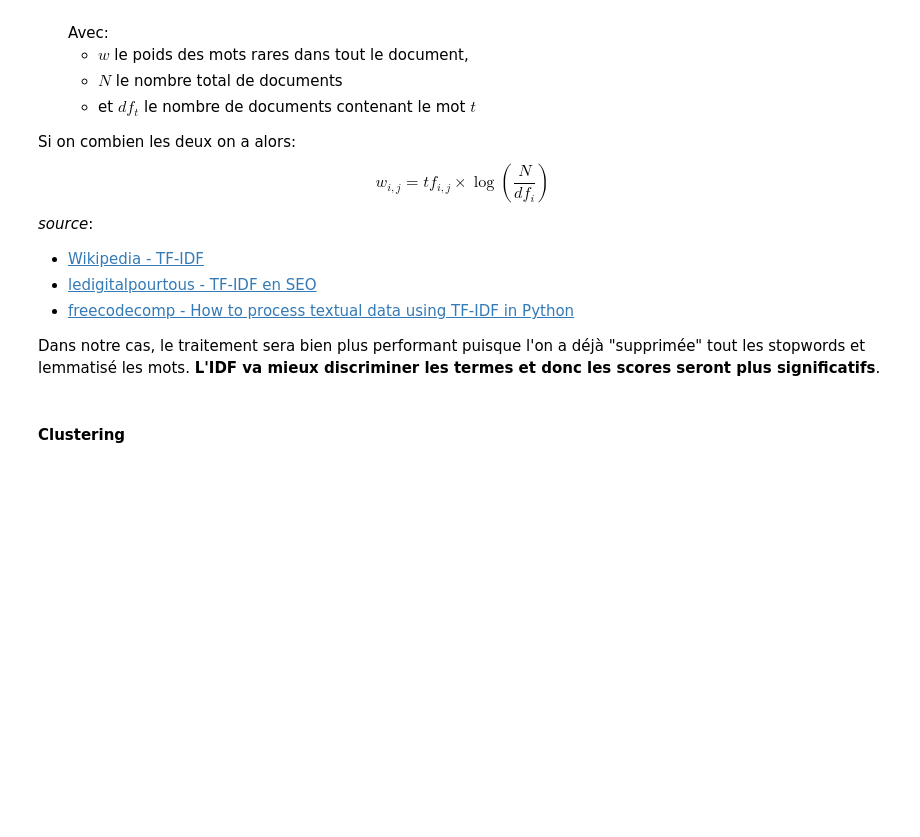
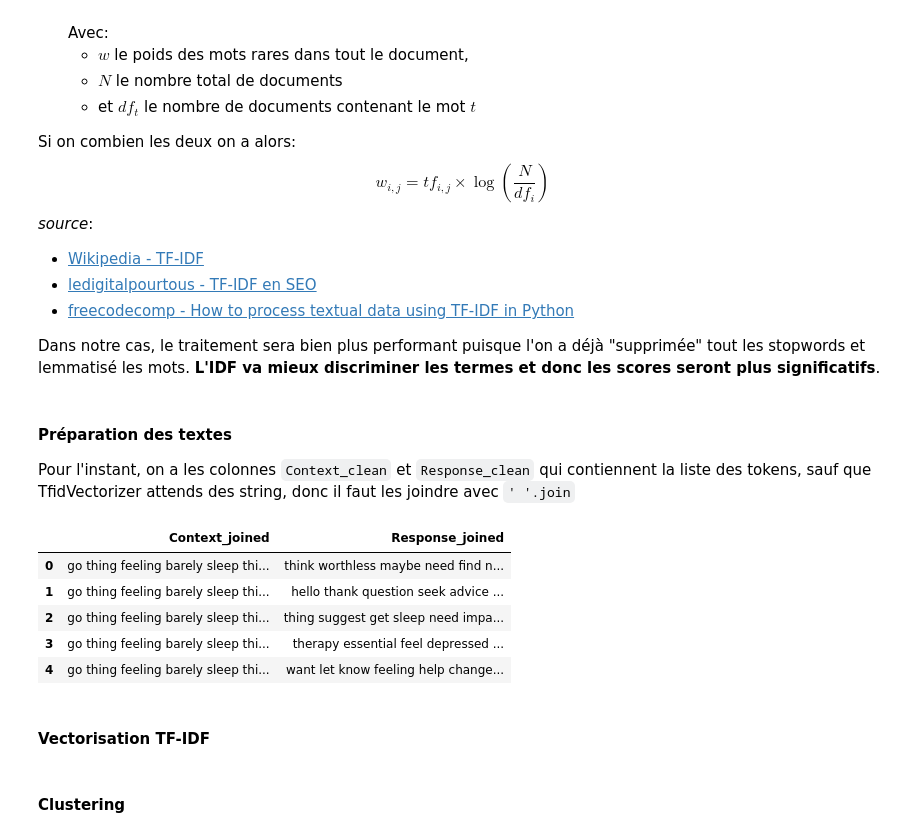
Before and after one commit to cypnet/Analyse-de-conversations-sur-la-sant-mentale-, a Jupyter notebook: LOGAN/ETAPE1-Exploration_jeu_de_donnees.ipynb, the cells around one changed output. Cells and saved outputs as stored; diff of their text form; code cells hidden in the pictures; blank space fills up the shorter version.

Commit message:
Avancée Vectorisation TF-IDF

```diff
--- a/LOGAN/ETAPE1-Exploration_jeu_de_donnees.ipynb
+++ b/LOGAN/ETAPE1-Exploration_jeu_de_donnees.ipynb
@@ -1005,5 +1005,19 @@ $$
 - <a href="https://www.freecodecamp.org/news/how-to-process-textual-data-using-tf-idf-in-python-cd2bbc0a94a3" > freecodecomp - How to process textual data using TF-IDF in Python </a>
 
 Dans notre cas, le traitement sera bien plus performant puisque l'on a déjà "supprimée" tout les stopwords et lemmatisé les mots. **L'IDF va mieux discriminer les termes et donc les scores seront plus significatifs**.
+# %% [markdown]
+#### Préparation des textes
+Pour l'instant, on a les colonnes <code>Context_clean</code> et <code>Response_clean</code> qui contiennent la liste des tokens, sauf que TfidVectorizer attends des string, donc il faut les joindre avec <code>' '.join</code>
 # %%
-# TODO
+df['Context_joined'] = df['Context_clean'].apply(lambda tokens: ' '.join(tokens))
+df['Response_joined'] = df['Response_clean'].apply(lambda tokens: ' '.join(tokens))
+df[['Context_joined', 'Response_joined']].head()
+# %% [output]
+|  | Context_joined | Response_joined |
+| 0 | go thing feeling barely sleep thi... | think worthless maybe need find n... |
+| 1 | go thing feeling barely sleep thi... | hello thank question seek advice ... |
+| 2 | go thing feeling barely sleep thi... | thing suggest get sleep need impa... |
+| 3 | go thing feeling barely sleep thi... | therapy essential feel depressed ... |
+| 4 | go thing feeling barely sleep thi... | want let know feeling help change... |
+# %% [markdown]
+#### Vectorisation TF-IDF
```
Also changed, not shown: parts of 1 cell of this notebook.
